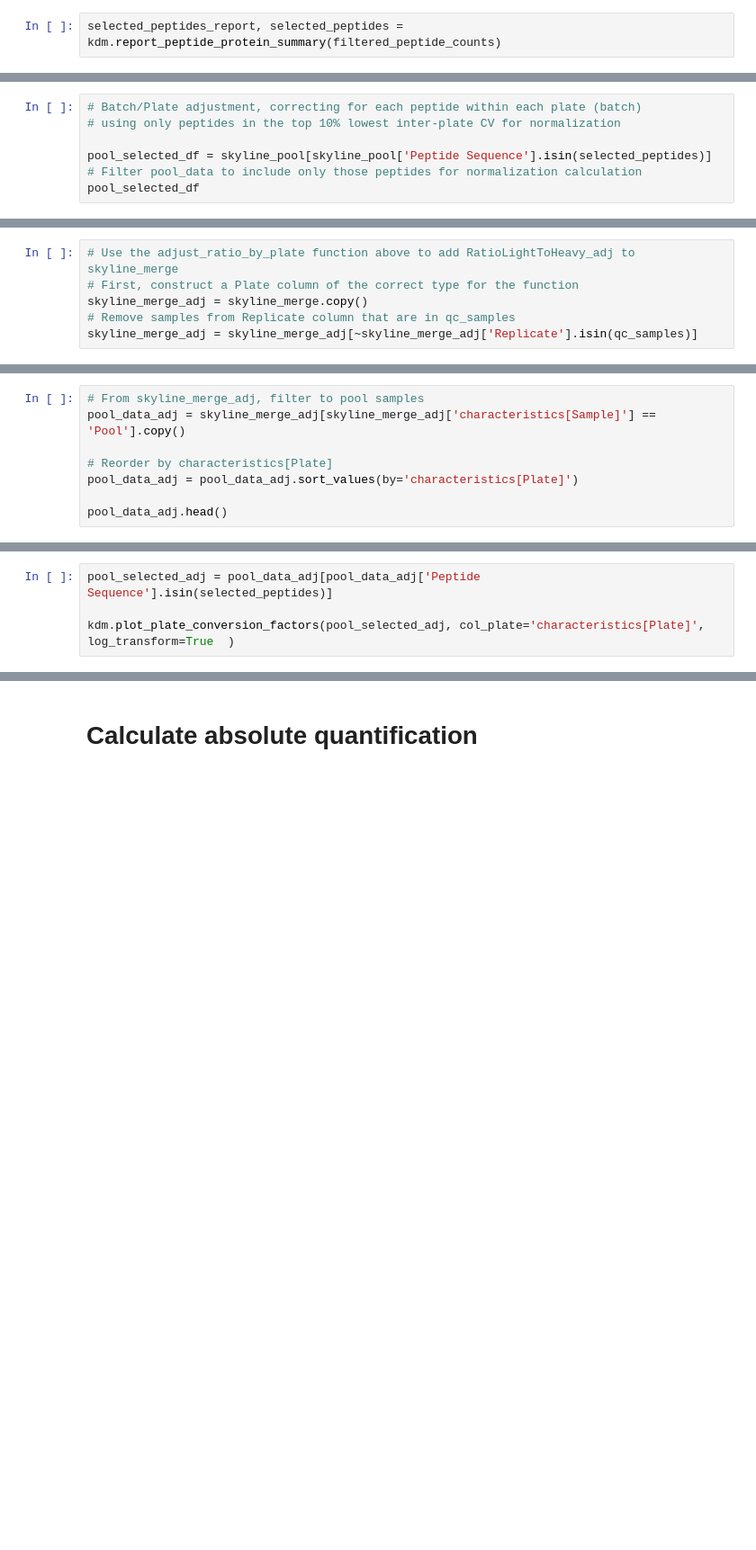
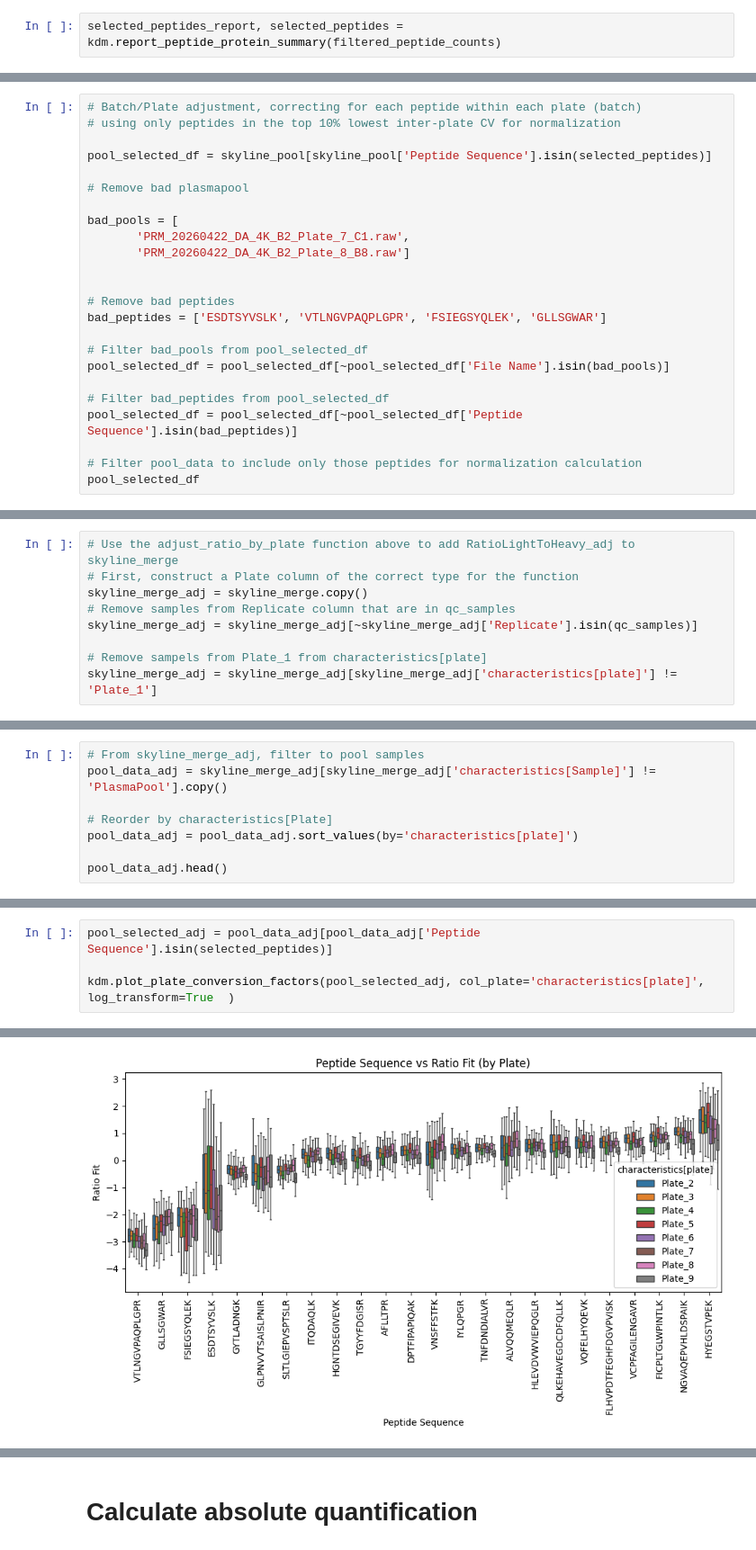
Before and after one commit to thanadol-git/kardemumma, a Jupyter notebook: ratio_DA4K.ipynb, the cells around one changed output, grey strips where cells are left out. Shown at 90% size. Drawn from its saved outputs; the diff is of its cells as text; blank space fills up the shorter version.

Commit message:
more group plots

```diff
--- a/ratio_DA4K.ipynb
+++ b/ratio_DA4K.ipynb
@@ -146,5 +283,22 @@ selected_peptides
 # using only peptides in the top 10% lowest inter-plate CV for normalization
 
 pool_selected_df = skyline_pool[skyline_pool['Peptide Sequence'].isin(selected_peptides)]
+
+# Remove bad plasmapool
+
+bad_pools = [
+       'PRM_20260422_DA_4K_B2_Plate_7_C1.raw',
+       'PRM_20260422_DA_4K_B2_Plate_8_B8.raw']
+
+
+# Remove bad peptides
+bad_peptides = ['ESDTSYVSLK', 'VTLNGVPAQPLGPR', 'FSIEGSYQLEK', 'GLLSGWAR']
+
+# Filter bad_pools from pool_selected_df
+pool_selected_df = pool_selected_df[~pool_selected_df['File Name'].isin(bad_pools)]
+
+# Filter bad_peptides from pool_selected_df
+pool_selected_df = pool_selected_df[~pool_selected_df['Peptide Sequence'].isin(bad_peptides)]
+
 # Filter pool_data to include only those peptides for normalization calculation
 pool_selected_df
@@ -164,6 +364,9 @@ kdm.plot_plate_conversion_factors(pool_selected_df, col_plate='characteristics[p
 skyline_merge_adj = skyline_merge.copy()
 # Remove samples from Replicate column that are in qc_samples
 skyline_merge_adj = skyline_merge_adj[~skyline_merge_adj['Replicate'].isin(qc_samples)]
+
+# Remove sampels from Plate_1 from characteristics[plate]
+skyline_merge_adj = skyline_merge_adj[skyline_merge_adj['characteristics[plate]'] != 'Plate_1']
 # %%
 # Adjust ratio by conversion factor
 skyline_merge_adj = kdm.adjust_ratio_by_plate(skyline_merge_adj, conversion_factors)
@@ -172,8 +382,8 @@ skyline_merge_adj.head()
 # %%
 # From skyline_merge_adj, filter to pool samples
-pool_data_adj = skyline_merge_adj[skyline_merge_adj['characteristics[Sample]'] == 'Pool'].copy()
+pool_data_adj = skyline_merge_adj[skyline_merge_adj['characteristics[Sample]'] != 'PlasmaPool'].copy()
 
 # Reorder by characteristics[Plate]
-pool_data_adj = pool_data_adj.sort_values(by='characteristics[Plate]')
+pool_data_adj = pool_data_adj.sort_values(by='characteristics[plate]')
 
 pool_data_adj.head()
@@ -182,4 +401,5 @@ kdm.plot_pool_boxplot(pool_data_adj)
 # %%
 pool_selected_adj = pool_data_adj[pool_data_adj['Peptide Sequence'].isin(selected_peptides)]
 
-kdm.plot_plate_conversion_factors(pool_selected_adj, col_plate='characteristics[Plate]', log_transform=True  )
+kdm.plot_plate_conversion_factors(pool_selected_adj, col_plate='characteristics[plate]', log_transform=True  )
+# %% [output]
@@ -185,0 +411 @@ kdm.plot_plate_conversion_factors(pool_selected_adj, col_plate='characteristics[
+[figure, added]
```
Also changed, not shown: parts of 47 cells of this notebook.
